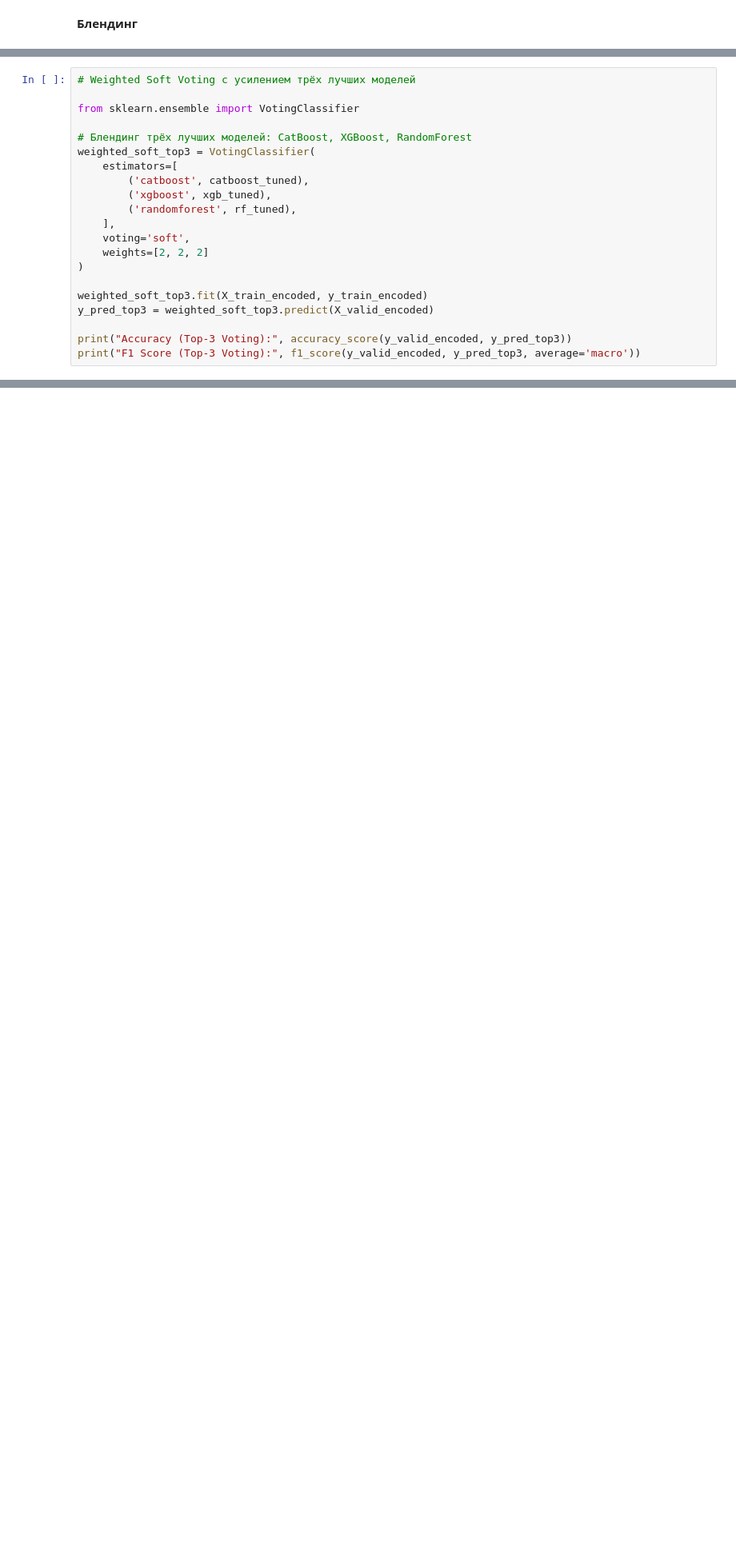
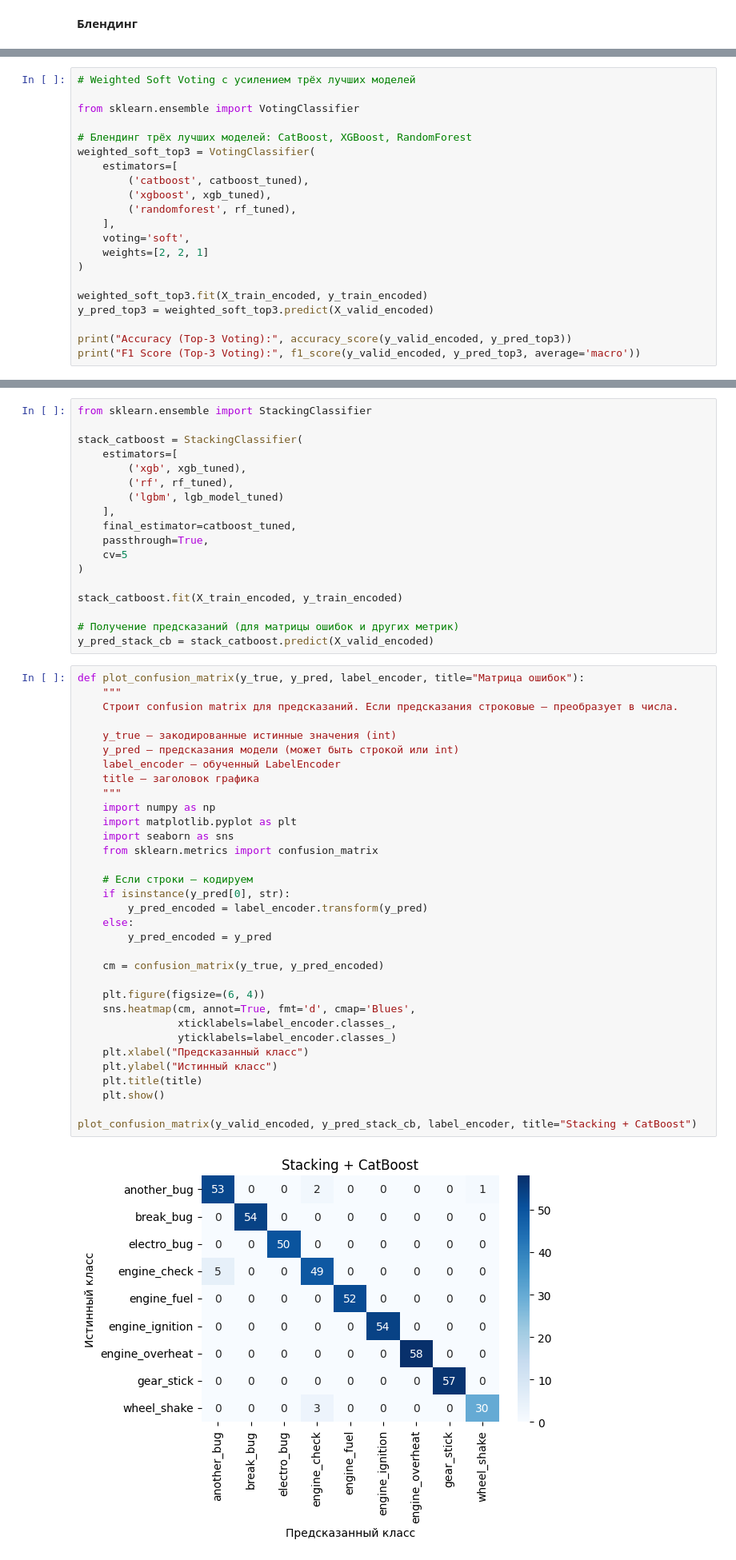
Before and after one commit to nikatonika/vehicle-breakdown-prediction, a Jupyter notebook: Competitive_DS_Zaslavskaia_V_All_Tasks.ipynb, the cells around one changed output, grey strips where cells are left out. Shown at 80% size. Cells and saved outputs as stored; diff of their text form; blank space fills up the shorter version.

```diff
--- a/Competitive_DS_Zaslavskaia_V_All_Tasks.ipynb
+++ b/Competitive_DS_Zaslavskaia_V_All_Tasks.ipynb
@@ -2075,7 +2004,7 @@ weighted_soft_top3 = VotingClassifier(
         ('randomforest', rf_tuned),
     ],
     voting='soft',
-    weights=[2, 2, 2]
+    weights=[2, 2, 1]
 )
 
 weighted_soft_top3.fit(X_train_encoded, y_train_encoded)
@@ -2170,0 +2294,53 @@ F1 Score (Stacking with CatBoost): 0.9717726403821759
+# %%
+from sklearn.ensemble import StackingClassifier
+
+stack_catboost = StackingClassifier(
+    estimators=[
+        ('xgb', xgb_tuned),
+        ('rf', rf_tuned),
+        ('lgbm', lgb_model_tuned)
+    ],
+    final_estimator=catboost_tuned,
+    passthrough=True,
+    cv=5
+)
+
+stack_catboost.fit(X_train_encoded, y_train_encoded)
+
+# Получение предсказаний (для матрицы ошибок и других метрик)
+y_pred_stack_cb = stack_catboost.predict(X_valid_encoded)
+# %%
+def plot_confusion_matrix(y_true, y_pred, label_encoder, title="Матрица ошибок"):
+    """
+    Строит confusion matrix для предсказаний. Если предсказания строковые — преобразует в числа.
+
+    y_true — закодированные истинные значения (int)
+    y_pred — предсказания модели (может быть строкой или int)
+    label_encoder — обученный LabelEncoder
+    title — заголовок графика
+    """
+    import numpy as np
+    import matplotlib.pyplot as plt
+    import seaborn as sns
+    from sklearn.metrics import confusion_matrix
+
+    # Если строки — кодируем
+    if isinstance(y_pred[0], str):
+        y_pred_encoded = label_encoder.transform(y_pred)
+    else:
+        y_pred_encoded = y_pred
+
+    cm = confusion_matrix(y_true, y_pred_encoded)
+
+    plt.figure(figsize=(6, 4))
+    sns.heatmap(cm, annot=True, fmt='d', cmap='Blues',
+                xticklabels=label_encoder.classes_,
+                yticklabels=label_encoder.classes_)
+    plt.xlabel("Предсказанный класс")
+    plt.ylabel("Истинный класс")
+    plt.title(title)
+    plt.show()
+
+plot_confusion_matrix(y_valid_encoded, y_pred_stack_cb, label_encoder, title="Stacking + CatBoost")
+# %% [output]
+[figure, added]
```
Also changed, not shown: parts of 54 cells of this notebook, 8 other files.
